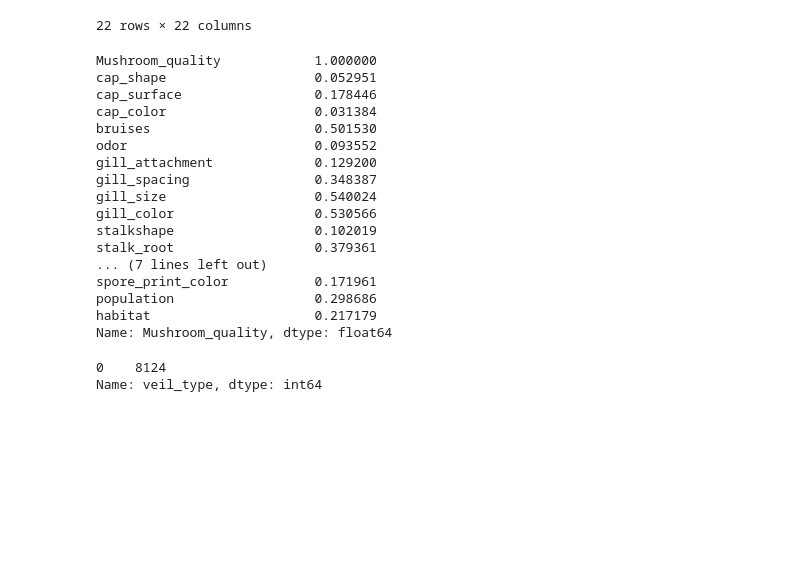
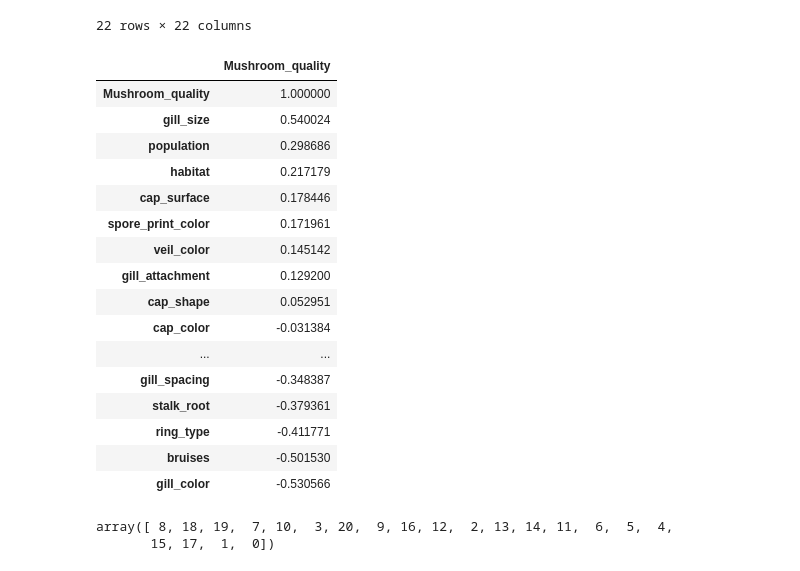
Before and after one commit to Noob919/Feature_selection, a Jupyter notebook: Mushroom_dataset.ipynb, the cells around one changed output. Cells and saved outputs as stored; diff of their text form; code cells hidden in the pictures; blank space fills up the shorter version.

```diff
--- a/Mushroom_dataset.ipynb
+++ b/Mushroom_dataset.ipynb
@@ -189,28 +268,25 @@ df_corr
 | population | 0.298686 | 0.063413 | 0.021555 | -0.144770 | 0.088137 | -0.043623 | 0.165575 | -0.529253 | ... |
 | habitat | 0.217179 | -0.042221 | 0.163887 | 0.033925 | -0.075095 | -0.026610 | -0.030304 | -0.154680 | ... |
 22 rows × 22 columns
-# %%
-print(abs(df_corr['Mushroom_quality']))
-# %% [output]
-Mushroom_quality            1.000000
-cap_shape                   0.052951
-cap_surface                 0.178446
-cap_color                   0.031384
-bruises                     0.501530
-odor                        0.093552
-gill_attachment             0.129200
-gill_spacing                0.348387
-gill_size                   0.540024
-gill_color                  0.530566
-stalkshape                  0.102019
-stalk_root                  0.379361
-... (7 lines left out)
-spore_print_color           0.171961
-population                  0.298686
-habitat                     0.217179
-Name: Mushroom_quality, dtype: float64
-# %%
-df['veil_type'].value_counts()
-# %% [output]
-0    8124
-Name: veil_type, dtype: int64
+# %%
+corr_rank = pd.DataFrame(df_corr['Mushroom_quality'])
+corr_rank = corr_rank.sort_values(by = 'Mushroom_quality',ascending = False)
+corr_rank
+# %% [output]
+|  | Mushroom_quality |
+| Mushroom_quality | 1.000000 |
+| gill_size | 0.540024 |
+| population | 0.298686 |
+| habitat | 0.217179 |
+| cap_surface | 0.178446 |
+| spore_print_color | 0.171961 |
+| veil_color | 0.145142 |
+| gill_attachment | 0.129200 |
+| cap_shape | 0.052951 |
+| cap_color | -0.031384 |
+| ... | ... |
+| gill_spacing | -0.348387 |
+| stalk_root | -0.379361 |
+| ring_type | -0.411771 |
+| bruises | -0.501530 |
+| gill_color | -0.530566 |
@@ -216,0 +311,6 @@ Name: veil_type, dtype: int64
+# %%
+index = selector.ranking_.argsort()
+index
+# %% [output]
+array([ 8, 18, 19,  7, 10,  3, 20,  9, 16, 12,  2, 13, 14, 11,  6,  5,  4,
+       15, 17,  1,  0])
```
Also changed, not shown: parts of 18 cells of this notebook.
